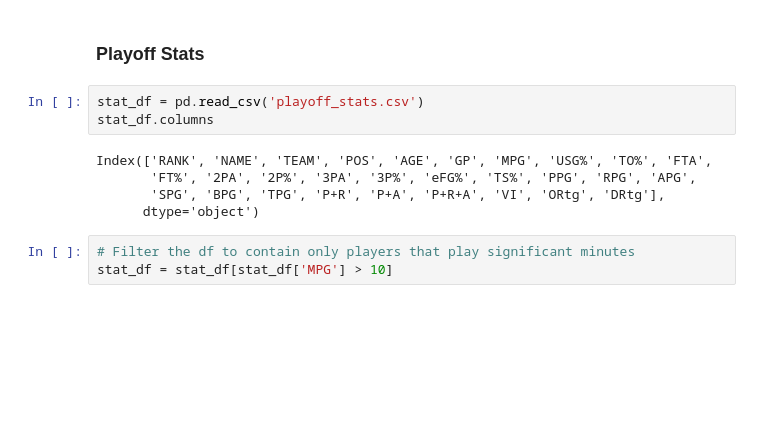
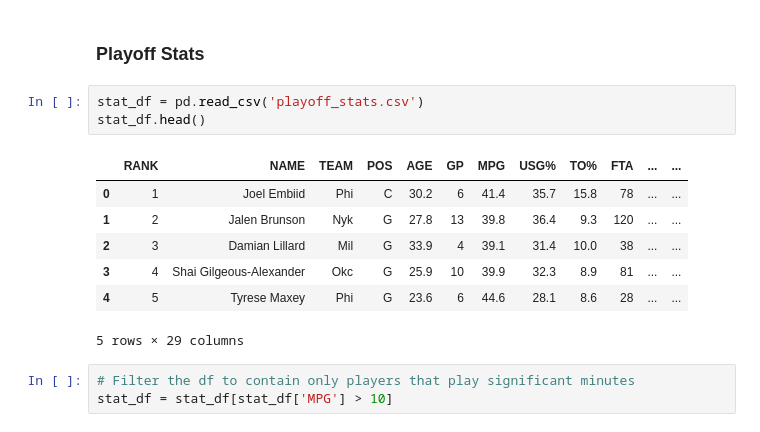
Before and after one commit to marklisi1/nba-k-means, a Jupyter notebook: plots.ipynb, the cells around one changed output. Drawn from its saved outputs; the diff is of its cells as text; blank space fills up the shorter version.

```diff
--- a/plots.ipynb
+++ b/plots.ipynb
@@ -13,12 +13,15 @@ from sklearn.manifold import TSNE
 ### Playoff Stats
 # %%
 stat_df = pd.read_csv('playoff_stats.csv')
-stat_df.columns
+stat_df.head()
 # %% [output]
+|  | RANK | NAME | TEAM | POS | AGE | GP | MPG | USG% | TO% | FTA | ... | ... |
+| 0 | 1 | Joel Embiid | Phi | C | 30.2 | 6 | 41.4 | 35.7 | 15.8 | 78 | ... | ... |
+| 1 | 2 | Jalen Brunson | Nyk | G | 27.8 | 13 | 39.8 | 36.4 | 9.3 | 120 | ... | ... |
+| 2 | 3 | Damian Lillard | Mil | G | 33.9 | 4 | 39.1 | 31.4 | 10.0 | 38 | ... | ... |
+| 3 | 4 | Shai Gilgeous-Alexander | Okc | G | 25.9 | 10 | 39.9 | 32.3 | 8.9 | 81 | ... | ... |
+| 4 | 5 | Tyrese Maxey | Phi | G | 23.6 | 6 | 44.6 | 28.1 | 8.6 | 28 | ... | ... |
-Index(['RANK', 'NAME', 'TEAM', 'POS', 'AGE', 'GP', 'MPG', 'USG%', 'TO%', 'FTA',
-       'FT%', '2PA', '2P%', '3PA', '3P%', 'eFG%', 'TS%', 'PPG', 'RPG', 'APG',
-       'SPG', 'BPG', 'TPG', 'P+R', 'P+A', 'P+R+A', 'VI', 'ORtg', 'DRtg'],
-      dtype='object')
+5 rows × 29 columns
 # %%
 # Filter the df to contain only players that play significant minutes
 stat_df = stat_df[stat_df['MPG'] > 10]
```
Also changed, not shown: parts of 5 cells of this notebook.
